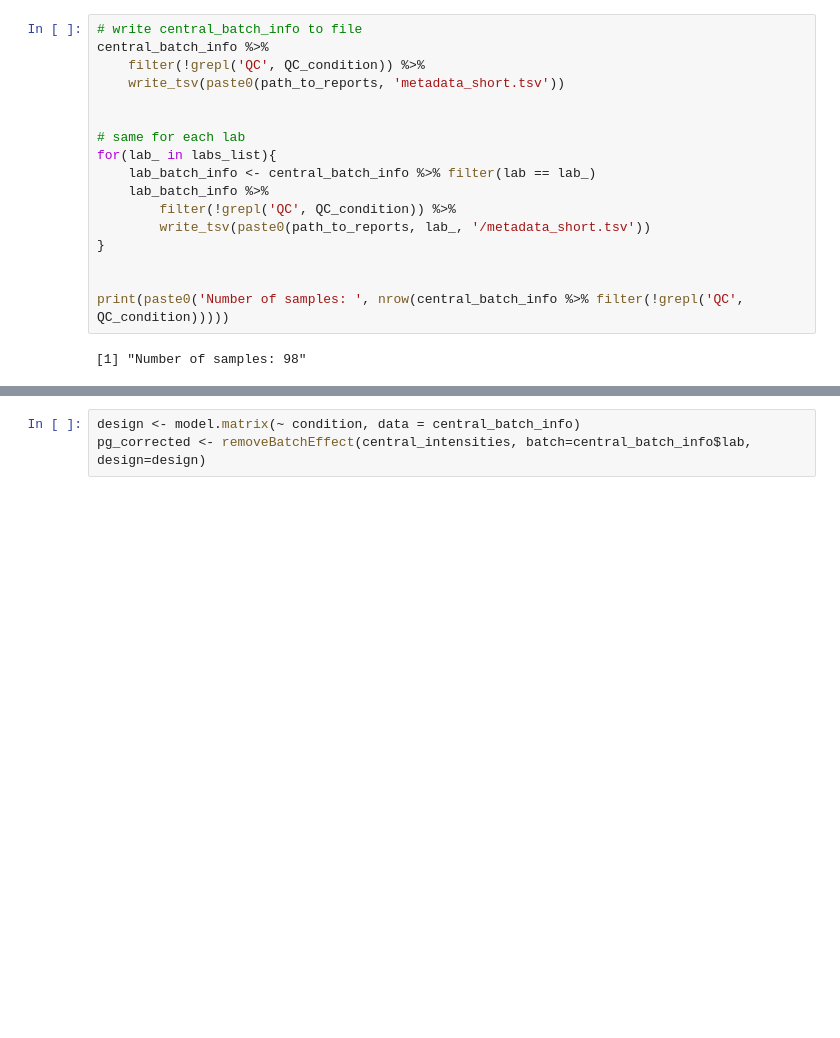
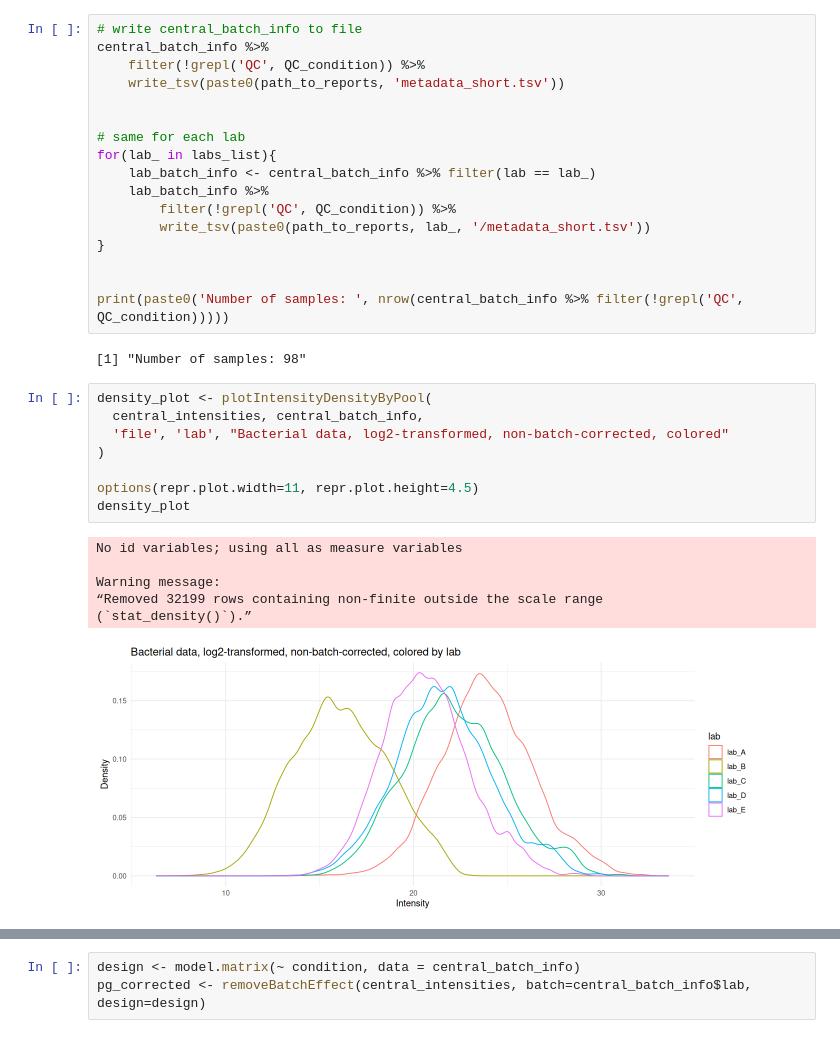
Before and after one commit to Freddsle/FedProt, a Jupyter notebook: data/bacterial_data/02_QC_samples.ipynb, the cells around one changed output, grey strips where cells are left out. Drawn from its saved outputs; the diff is of its cells as text; blank space fills up the shorter version.

```diff
--- a/data/bacterial_data/02_QC_samples.ipynb
+++ b/data/bacterial_data/02_QC_samples.ipynb
@@ -104,3 +104,18 @@ for(lab_ in labs_list){
 print(paste0('Number of samples: ', nrow(central_batch_info %>% filter(!grepl('QC', QC_condition)))))
 # %% [output]
 [1] "Number of samples: 98"
+# %%
+density_plot <- plotIntensityDensityByPool(
+  central_intensities, central_batch_info,
+  'file', 'lab', "Bacterial data, log2-transformed, non-batch-corrected, colored"
+)
+
+options(repr.plot.width=11, repr.plot.height=4.5)
+density_plot
+# %% [output]
+No id variables; using all as measure variables
+
+Warning message:
+“Removed 32199 rows containing non-finite outside the scale range
+(`stat_density()`).”
+[figure, added]
```
Also changed, not shown: parts of 4 cells of this notebook, 2 other files.
